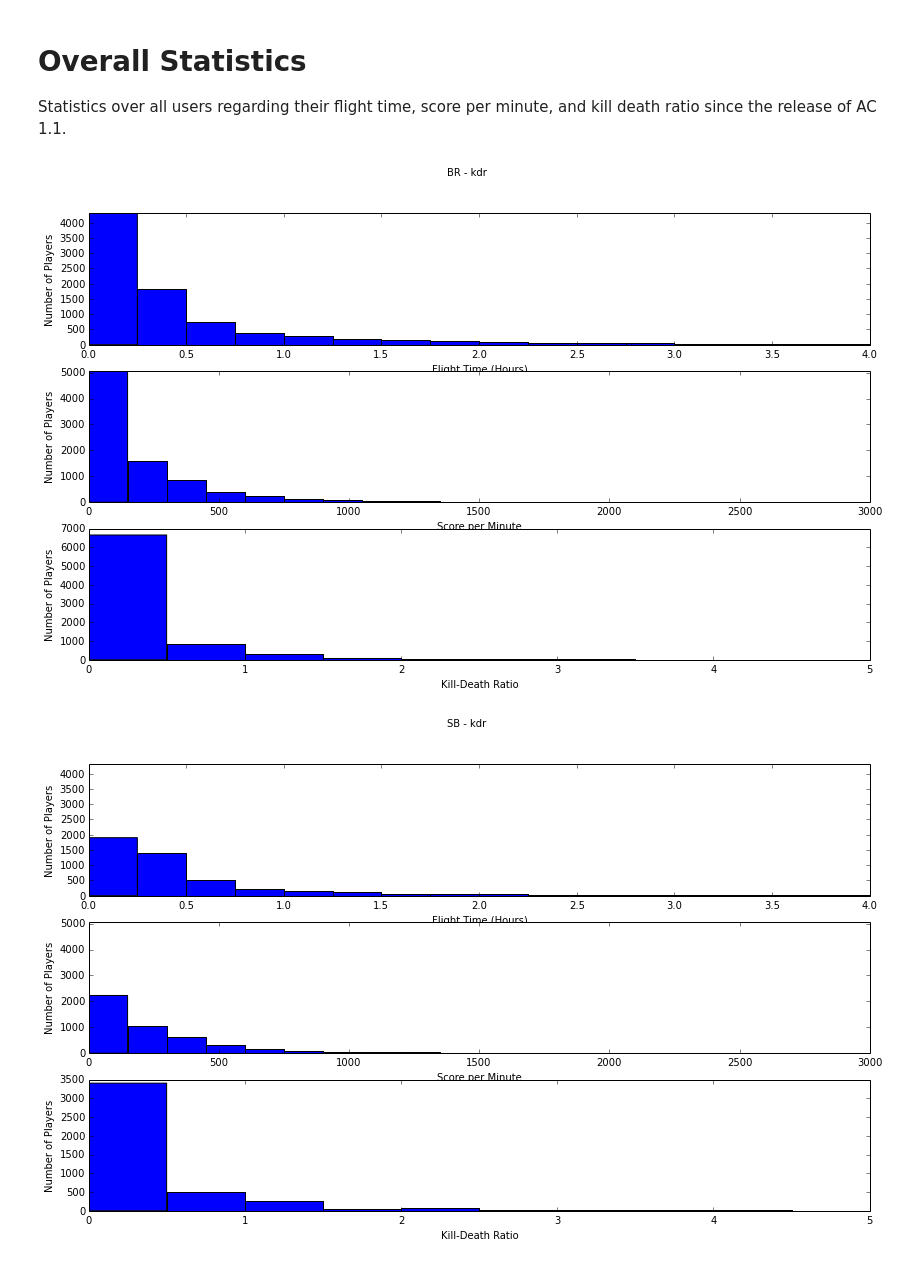
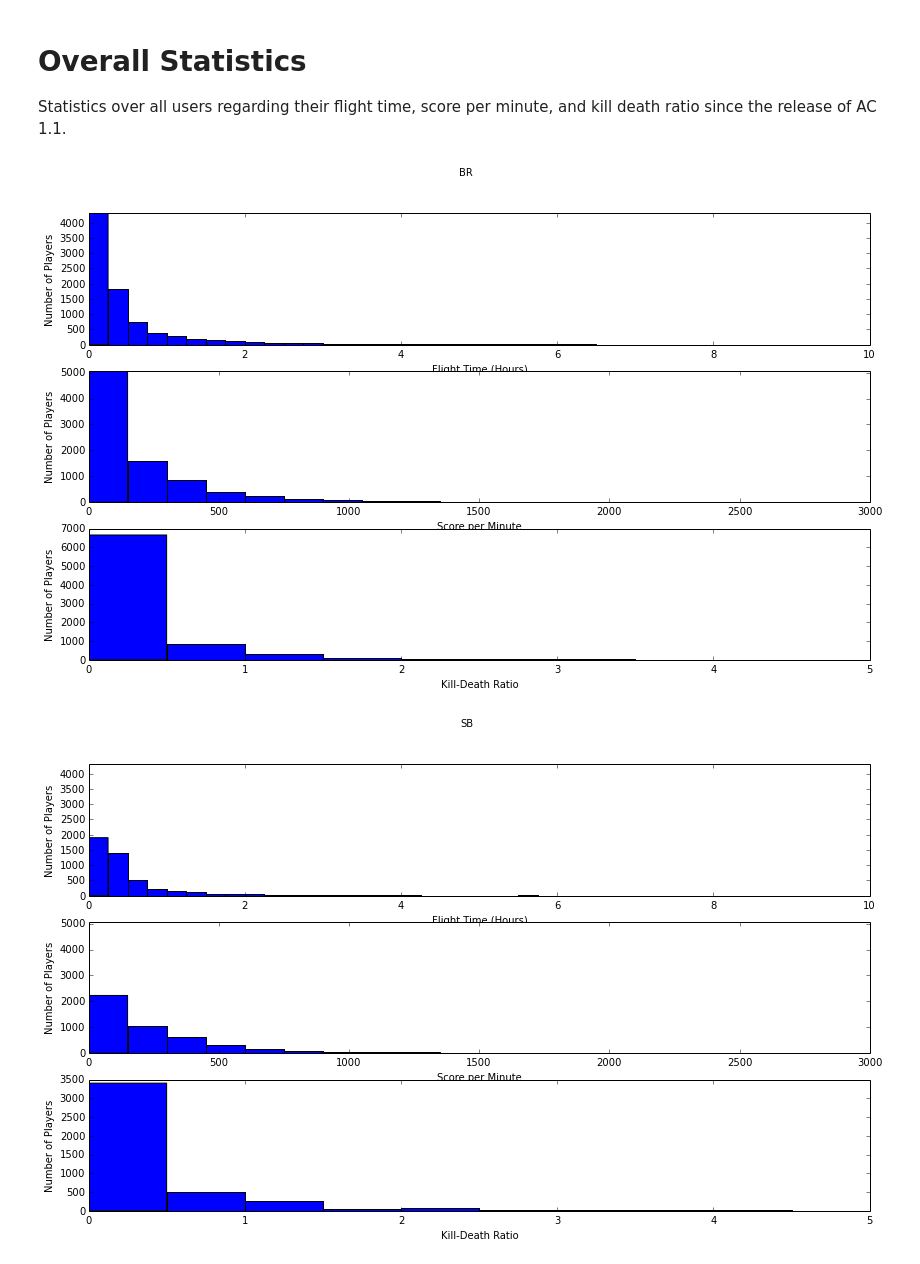
Before and after one commit to WhiteMagic/sc_api, a Jupyter notebook: SC Plots.ipynb, the cells around one changed output. Cells and saved outputs as stored; diff of their text form; code cells hidden in the pictures.

Commit message:
Small flight time scaling update

```diff
--- a/SC Plots.ipynb
+++ b/SC Plots.ipynb
@@ -472,13 +472,13 @@ for mode in modes:
 # Determine global axis limits
 y_axis_limits = {}
 range_values = {
-    "flight_time": (0, 4.0),
+    "flight_time": (0, 10.0),
     "spm": (0, 3000),
     "kdr": (0, 5),
     "kdr_vc": (0, 50),
 }
 bin_counts = {
-    "flight_time": 16,
+    "flight_time": 40,
     "spm": 20,
     "kdr": 10,
     "kdr_vc": 50,
@@ -495,33 +495,33 @@ for key in ["flight_time", "spm", "kdr"]:
         max_val = max(counts)
         if y_axis_limits.get(key, 0) < max_val:
              y_axis_limits[key] = max_val
 
 # Plot data
 for mode in modes:
     plt.figure()
-    plt.suptitle("{} - {}".format(mode, key))
+    plt.suptitle("{}".format(mode, key))
 
     plt.subplot(3, 1, 1)
     plt.hist(plot_data[mode]["flight_time"], bins=bin_counts["flight_time"], range=range_values["flight_time"])
     plt.ylim((0, y_axis_limits["flight_time"]))
     plt.ylabel("Number of Players")
     plt.xlabel("Flight Time (Hours)")
 
     plt.subplot(3, 1, 2)
     plt.hist(plot_data[mode]["spm"], bins=bin_counts["spm"], range=range_values["spm"])
     plt.ylim((0, y_axis_limits["spm"]))
     plt.ylabel("Number of Players")
     plt.xlabel("Score per Minute")
 
     plt.subplot(3, 1, 3)
     if mode == "VC":
         plt.hist(plot_data[mode]["kdr"], bins=bin_counts["kdr_vc"], range=range_values["kdr_vc"])
     else:
         plt.hist(plot_data[mode]["kdr"], bins=bin_counts["kdr"], range=range_values["kdr"])
     plt.ylabel("Number of Players")
     plt.xlabel("Kill-Death Ratio")
 
     plt.show()
 # %% [output]
-[figure, old version]
+[figure, new version]
-[figure, old version]
+[figure, new version]
```
Also changed, not shown: parts of 1 cell of this notebook.
